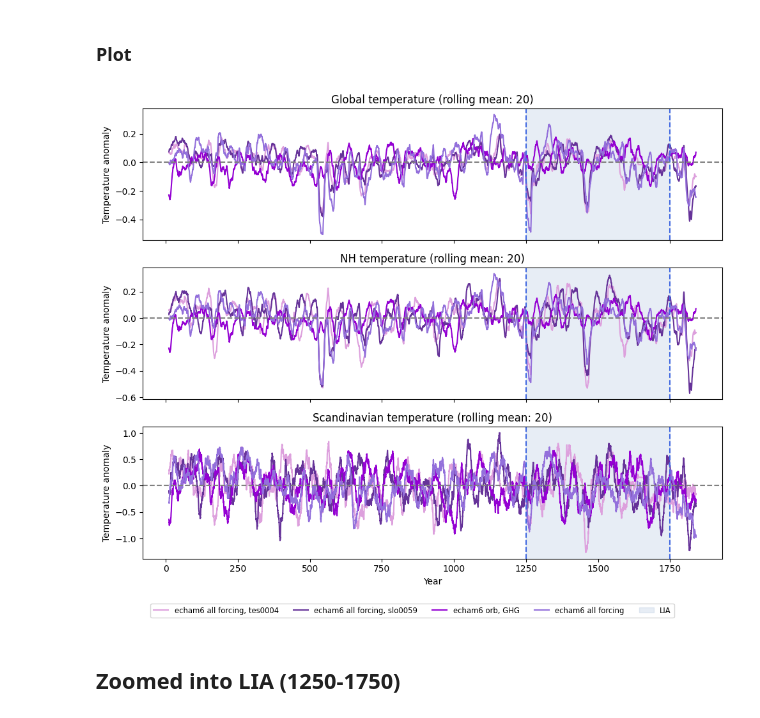
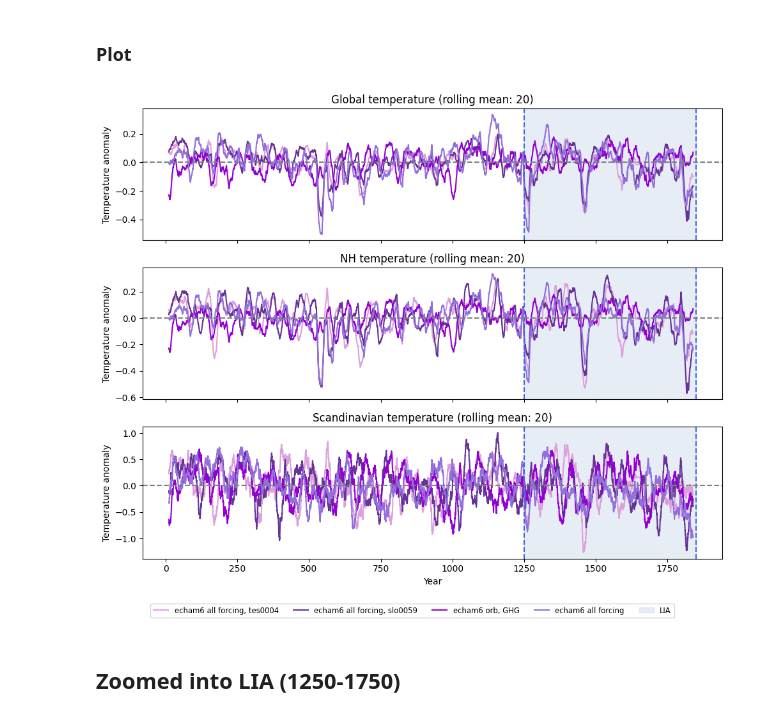
Before and after one commit to EliHHogemo/lia, a Jupyter notebook: Scandi_temp.ipynb, the cells around one changed output. Cells and saved outputs as stored; diff of their text form; code cells hidden in the pictures.

```diff
--- a/Scandi_temp.ipynb
+++ b/Scandi_temp.ipynb
@@ -315,7 +315,7 @@ x_scand_all_forcing = cftime_to_decimal_year(anomaly_scand_all_forcing['time'].v
 fig, ax = plt.subplots(3,1, figsize=(10,8), sharex = True)
 
 start_time = 1250
-end_time = 1750
+end_time = 1850
 
 ax[0].plot(x_tes, anomaly_tes, color='plum', label='echam6 all forcing, tes0004')
 ax[0].plot(x_slo, anomaly_slo, color='rebeccapurple', label='echam6 all forcing, slo0059')
@@ -336,34 +336,34 @@ ax[1].axvline(start_time, color='royalblue', linestyle='--')
 ax[1].axvline(end_time, color='royalblue', linestyle='--')
 ax[1].axvspan(start_time, end_time, color='lightsteelblue', alpha=0.3)
 ax[1].axhline(0, linestyle='--', color='gray')
 ax[1].set_ylabel('Temperature anomaly')
 ax[1].set_title(f'NH temperature (rolling mean: {rolling_years})')
 
 ax[2].plot(x_scand_tes, anomaly_scand_tes, color='plum', label='echam6 With Forcing')
 ax[2].plot(x_scand_slo, anomaly_scand_slo, color='rebeccapurple', label='echam6 W/O Forcing')
 ax[2].plot(x_scand_orb_GHG, anomaly_scand_orb_GHG, color='darkviolet', label='echam6 orb, GHG')
 ax[2].plot(x_scand_all_forcing, anomaly_scand_all_forcing, color='mediumpurple', label='echam6 all forcing')
 ax[2].axvline(start_time, color='royalblue', linestyle='--')
 ax[2].axvline(end_time, color='royalblue', linestyle='--')
 ax[2].axvspan(start_time, end_time, color='lightsteelblue', alpha=0.3)
 ax[2].axhline(0, linestyle='--', color='gray')
 ax[2].set_xlabel('Year')
 ax[2].set_ylabel('Temperature anomaly')
 ax[2].set_title(f'Scandinavian temperature (rolling mean: {rolling_years})')
 
 handles, labels = ax[0].get_legend_handles_labels()
 fig.legend(
     handles, labels,
     loc='lower center',
     bbox_to_anchor=(0.5, -0.05),
     ncol=6,
     fontsize='small',
     frameon=True
 )
 plt.tight_layout()
 plt.show()
 # %% [output]
-[figure, old version]
+[figure, new version]
 # %% [markdown]
 ## Zoomed into LIA (1250-1750)
 # %%
```
